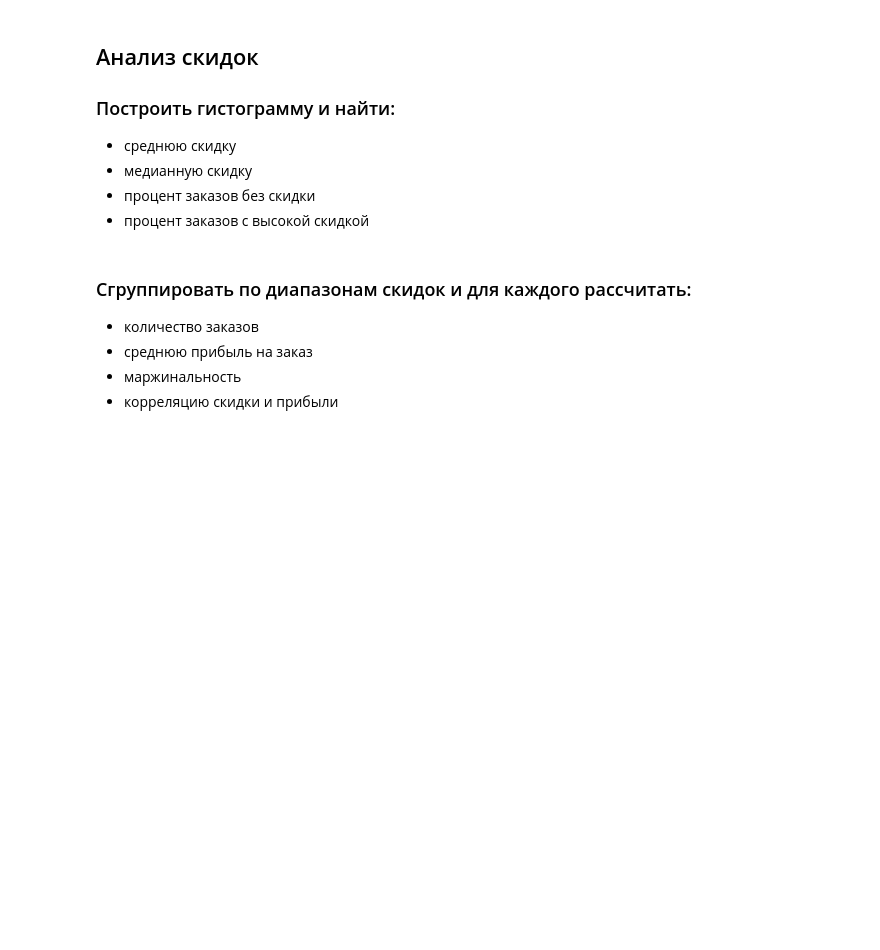
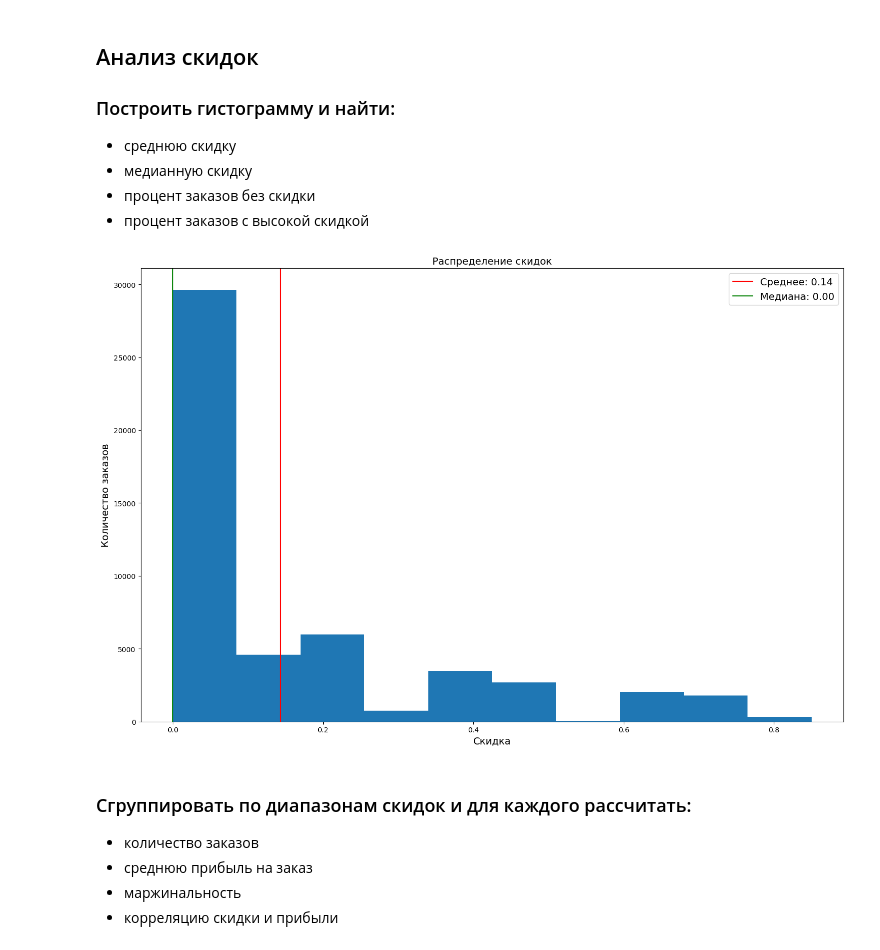
Before and after one commit to AlexanderSh11/powerbi-sales-dashboard-global-superstore, a Jupyter notebook: notebooks/01_eda_and_data_preparation.ipynb, the cells around one changed output. Cells and saved outputs as stored; diff of their text form; code cells hidden in the pictures; blank space fills up the shorter version.

Commit message:
Распределение скидок и глобальные переменные

```diff
--- a/notebooks/01_eda_and_data_preparation.ipynb
+++ b/notebooks/01_eda_and_data_preparation.ipynb
@@ -700,6 +706,21 @@ Name: Margin, dtype: float64
 - медианную скидку
 - процент заказов без скидки
 - процент заказов с высокой скидкой
+# %%
+plt.figure(figsize=FIGSIZE2)
+plt.hist(x=data_processed["Discount"])
+mean_val = data_processed["Discount"].mean()
+median_val = data_processed["Discount"].median()
+plt.axvline(x=mean_val, color="red", label=f"Среднее: {mean_val:.2f}")
+plt.axvline(x=median_val, color="green", label=f"Медиана: {median_val:.2f}")
+plt.title("Распределение скидок", fontsize=FONTSIZE)
+plt.xlabel("Скидка", fontsize=FONTSIZE)
+plt.ylabel("Количество заказов", fontsize=FONTSIZE)
+plt.legend(fontsize=FONTSIZE)
+plt.tight_layout()
+plt.show()
+# %% [output]
+[figure, added]
 # %% [markdown]
 ### Сгруппировать по диапазонам скидок и для каждого рассчитать:
 
```
Also changed, not shown: parts of 6 cells of this notebook.
